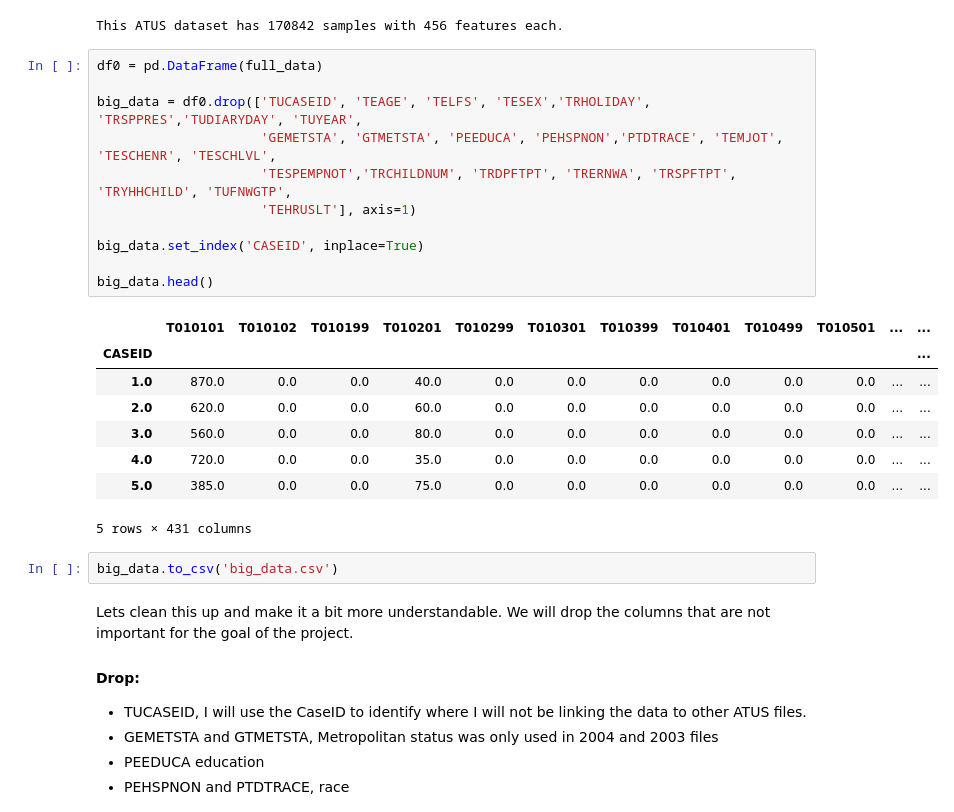
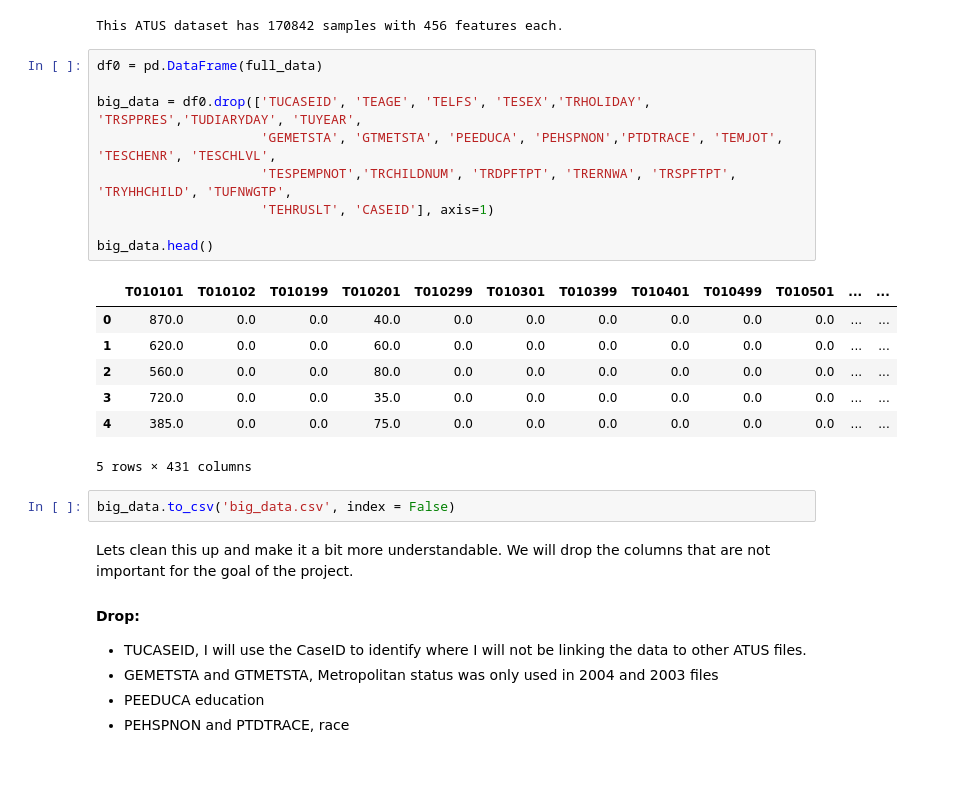
Before and after one commit to larahronn/atus_clustering, a Jupyter notebook: lara_cap/atus_data_cleanup.ipynb, the cells around one changed output. Drawn from its saved outputs; the diff is of its cells as text; blank space fills up the shorter version.

```diff
--- a/lara_cap/atus_data_cleanup.ipynb
+++ b/lara_cap/atus_data_cleanup.ipynb
@@ -35,25 +35,22 @@ This ATUS dataset has 170842 samples with 456 features each.
 # %%
 df0 = pd.DataFrame(full_data)
 
 big_data = df0.drop(['TUCASEID', 'TEAGE', 'TELFS', 'TESEX','TRHOLIDAY', 'TRSPPRES','TUDIARYDAY', 'TUYEAR',
                      'GEMETSTA', 'GTMETSTA', 'PEEDUCA', 'PEHSPNON','PTDTRACE', 'TEMJOT', 'TESCHENR', 'TESCHLVL',
                      'TESPEMPNOT','TRCHILDNUM', 'TRDPFTPT', 'TRERNWA', 'TRSPFTPT', 'TRYHHCHILD', 'TUFNWGTP',
-                     'TEHRUSLT'], axis=1)
-
-big_data.set_index('CASEID', inplace=True)
+                     'TEHRUSLT', 'CASEID'], axis=1)
 
 big_data.head()
 # %% [output]
 |  | T010101 | T010102 | T010199 | T010201 | T010299 | T010301 | T010399 | T010401 | T010499 | T010501 | ... | ... |
-| CASEID |  |  |  |  |  |  |  |  |  |  |  | ... |
-| 1.0 | 870.0 | 0.0 | 0.0 | 40.0 | 0.0 | 0.0 | 0.0 | 0.0 | 0.0 | 0.0 | ... | ... |
-| 2.0 | 620.0 | 0.0 | 0.0 | 60.0 | 0.0 | 0.0 | 0.0 | 0.0 | 0.0 | 0.0 | ... | ... |
-| 3.0 | 560.0 | 0.0 | 0.0 | 80.0 | 0.0 | 0.0 | 0.0 | 0.0 | 0.0 | 0.0 | ... | ... |
-| 4.0 | 720.0 | 0.0 | 0.0 | 35.0 | 0.0 | 0.0 | 0.0 | 0.0 | 0.0 | 0.0 | ... | ... |
-| 5.0 | 385.0 | 0.0 | 0.0 | 75.0 | 0.0 | 0.0 | 0.0 | 0.0 | 0.0 | 0.0 | ... | ... |
+| 0 | 870.0 | 0.0 | 0.0 | 40.0 | 0.0 | 0.0 | 0.0 | 0.0 | 0.0 | 0.0 | ... | ... |
+| 1 | 620.0 | 0.0 | 0.0 | 60.0 | 0.0 | 0.0 | 0.0 | 0.0 | 0.0 | 0.0 | ... | ... |
+| 2 | 560.0 | 0.0 | 0.0 | 80.0 | 0.0 | 0.0 | 0.0 | 0.0 | 0.0 | 0.0 | ... | ... |
+| 3 | 720.0 | 0.0 | 0.0 | 35.0 | 0.0 | 0.0 | 0.0 | 0.0 | 0.0 | 0.0 | ... | ... |
+| 4 | 385.0 | 0.0 | 0.0 | 75.0 | 0.0 | 0.0 | 0.0 | 0.0 | 0.0 | 0.0 | ... | ... |
 5 rows × 431 columns
 # %%
-big_data.to_csv('big_data.csv')
+big_data.to_csv('big_data.csv', index = False)
 # %% [markdown]
 Lets clean this up and make it a bit more understandable. We will drop the columns that are not important for the goal of the project.
 
```
Also changed, not shown: 2 other files.
